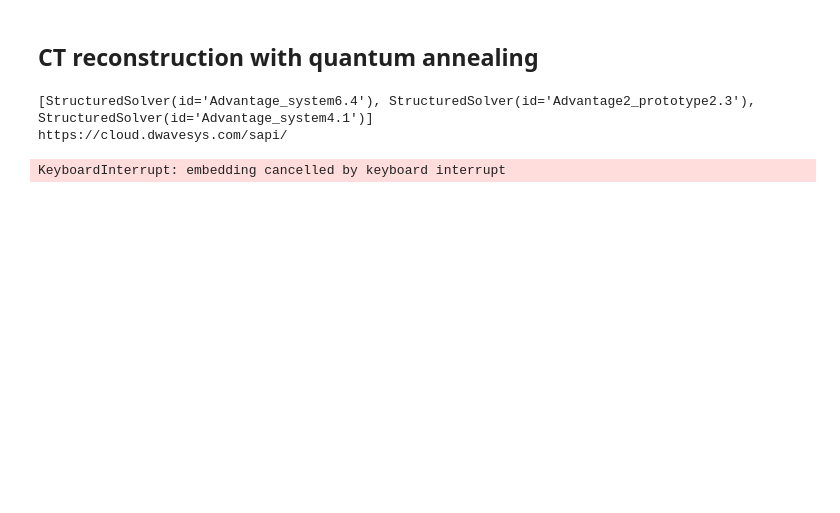
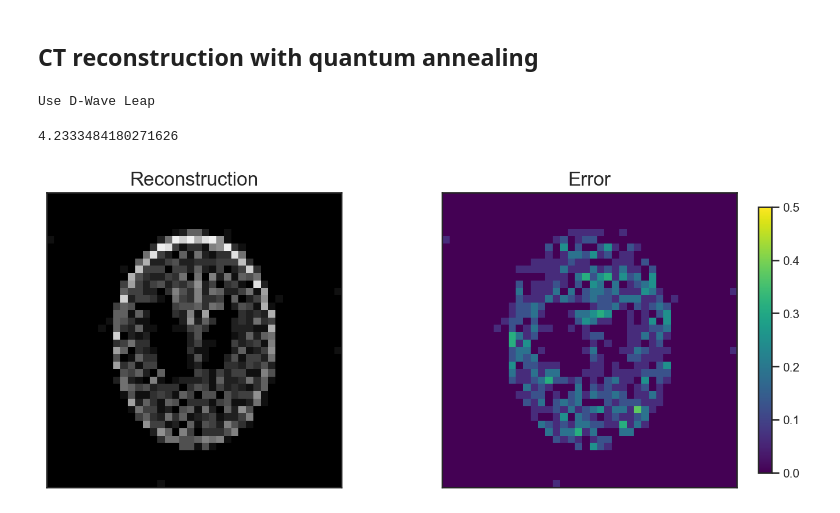
Before and after one commit to tatsy/QA-CT, a Jupyter notebook: ct_recon_real.ipynb, the cells around one changed output. Drawn from its saved outputs; the diff is of its cells as text; code cells hidden in the pictures; blank space fills up the shorter version.

```diff
--- a/ct_recon_real.ipynb
+++ b/ct_recon_real.ipynb
@@ -123,10 +136,3 @@ from pyqubo import Array
-# %%
-client = Client.from_config()
-print(client.get_solvers())
-print(client.config.endpoint)
-# %% [output]
-[StructuredSolver(id='Advantage_system6.4'), StructuredSolver(id='Advantage2_prototype2.3'), StructuredSolver(id='Advantage_system4.1')]
-https://cloud.dwavesys.com/sapi/
 # %%
 # Binary variables
 vars = Array.create("x", shape=(H, W, bits), vartype="BINARY")
@@ -169,19 +171,25 @@ qubo, offset = model.to_qubo()
-# %%
-# Perform simulated annealing
-# sa = SimulatedAnnealingSampler()
-# sampleset = sa.sample(bqm, num_reads=100)
-solver = EmbeddingComposite(DWaveSampler(failover=True, retry_interval=1))
-sampleset = solver.sample_qubo(qubo, num_reads=100)
-
-# solver = LeapHybridBQMSampler()
-# sampleset = solver.sample(bqm, label="Real CT reconstruction")
-decoded_samples = model.decode_sampleset(sampleset)
-# %% [output]
-KeyboardInterrupt: embedding cancelled by keyboard interrupt
+# %%
+# Compile a model
+model = H0.compile()
+qubo, _ = model.to_qubo()
+label = "Real CT reconstruction"
+
+if use_leap:
+    print("Use D-Wave Leap")
+    solver = LeapHybridSampler()
+else:
+    print("Use local computer")
+    solver = SimulatedAnnealingSampler()
+# %% [output]
+Use D-Wave Leap
 # %%
-# Find the best sample
+# Perform simulated annealing
+sampleset = solver.sample_qubo(qubo, label=label)
+decoded_samples = model.decode_sampleset(sampleset)
 best_sample = min(decoded_samples, key=lambda x: x.energy)
 print(best_sample.energy)
+# %% [output]
+4.2333484180271626
 # %%
 # Get reconstruction result
 pred = np.zeros((H, W), dtype="float32")
@@ -189,7 +197,7 @@ for y, x in product(range(H), range(W)):
     for b in range(bits):
         try:
             v = best_sample.array("x", (y, x, b))
-        except KeyError:
+        except IndexError:
             v = 0.0
 
         pred[y, x] += v * ((0x1 << b) / factor)
@@ -198,13 +206,17 @@ for y, x in product(range(H), range(W)):
 err = np.abs(image - pred)
 # %%
 # Show result and error
-fig, axs = plt.subplots(1, 2)
+fig, axs = plt.subplots(1, 2, figsize=(10, 4))
 axs[0].imshow(pred, vmin=0.0, vmax=1.0, cmap="gray")
 axs[0].set_title("Reconstruction")
+axs[0].set(xticks=[], yticks=[])
 ims_err = axs[1].imshow(err, vmin=0.0, vmax=0.5, cmap="viridis")
-fig.colorbar(ims_err, ax=axs[1], shrink=0.5)
+fig.colorbar(ims_err, ax=axs[1], shrink=0.9)
 axs[1].set_title("Error")
+axs[1].set(xticks=[], yticks=[])
 plt.tight_layout()
 plt.show()
+# %% [output]
+[figure, added]
 # %%
 print(f"RMSE: {np.sqrt(np.mean(err**2)):.3f}")
```
Also changed, not shown: parts of 11 cells of this notebook, 2 other files.
